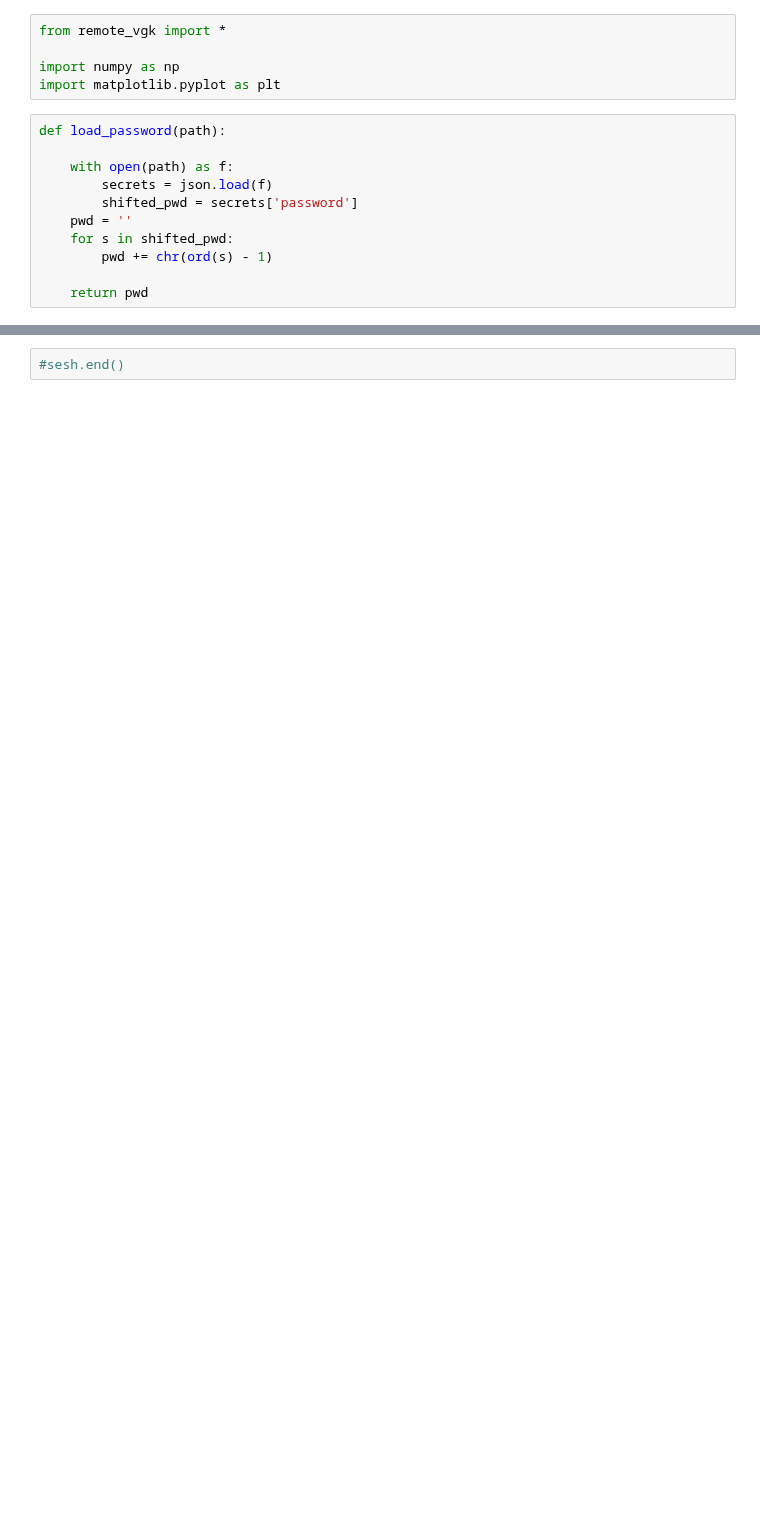
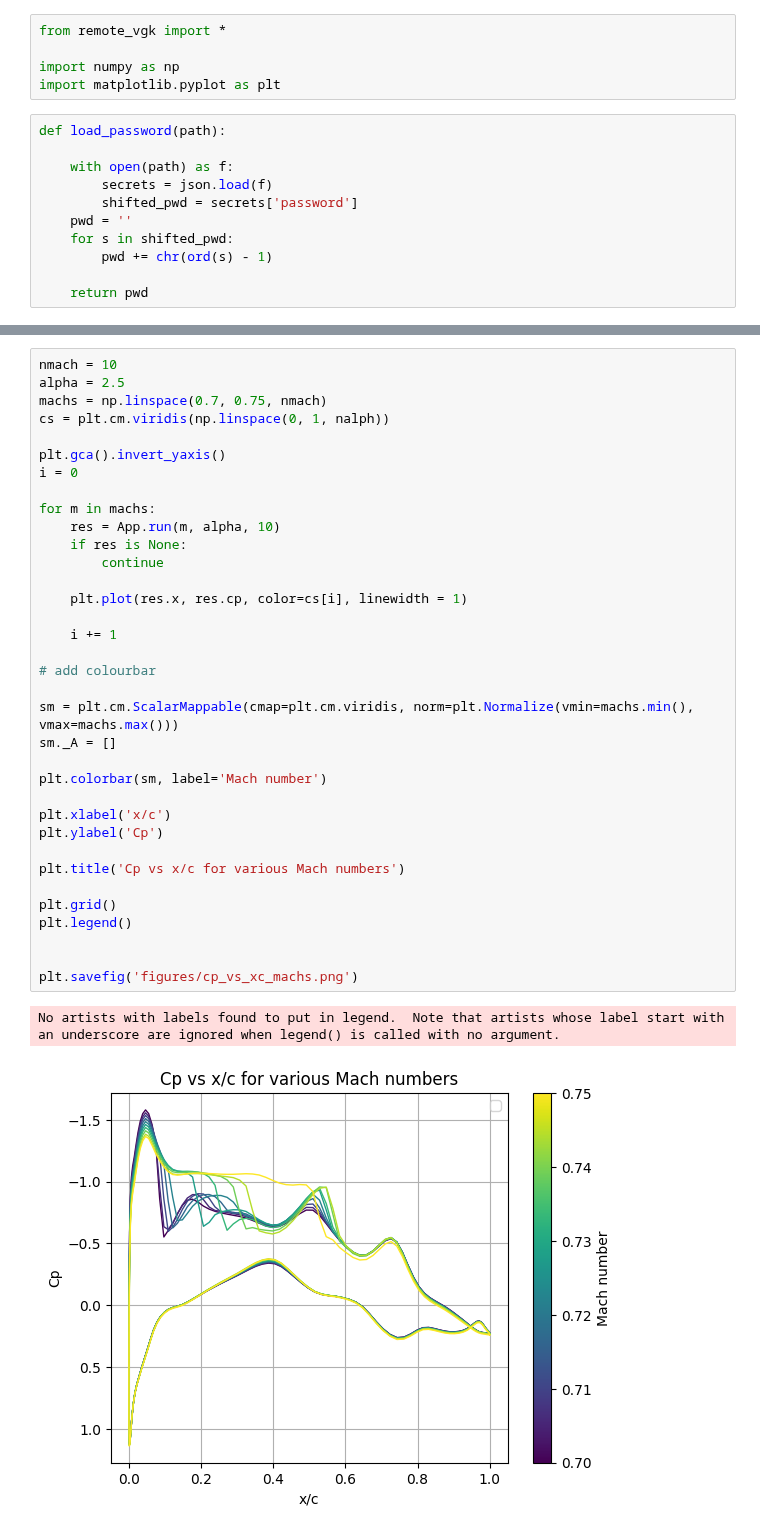
Before and after one commit to lpender3672/MEng-CW, a Jupyter notebook: IIB/4A7/transonic_wing/plot_cpte_vs_alpha.ipynb, the cells around one changed output, grey strips where cells are left out. Drawn from its saved outputs; the diff is of its cells as text; blank space fills up the shorter version.

```diff
--- a/IIB/4A7/transonic_wing/plot_cpte_vs_alpha.ipynb
+++ b/IIB/4A7/transonic_wing/plot_cpte_vs_alpha.ipynb
@@ -67,2 +72,38 @@ Session closed
-# %%
-#sesh.end()
+# %%
+nmach = 10
+alpha = 2.5
+machs = np.linspace(0.7, 0.75, nmach)
+cs = plt.cm.viridis(np.linspace(0, 1, nalph))
+
+plt.gca().invert_yaxis()
+i = 0
+
+for m in machs:
+    res = App.run(m, alpha, 10)
+    if res is None:
+        continue
+
+    plt.plot(res.x, res.cp, color=cs[i], linewidth = 1)
+
+    i += 1
+
+# add colourbar
+
+sm = plt.cm.ScalarMappable(cmap=plt.cm.viridis, norm=plt.Normalize(vmin=machs.min(), vmax=machs.max()))
+sm._A = []
+
+plt.colorbar(sm, label='Mach number')
+
+plt.xlabel('x/c')
+plt.ylabel('Cp')
+
+plt.title('Cp vs x/c for various Mach numbers')
+
+plt.grid()
+plt.legend()
+
+
+plt.savefig('figures/cp_vs_xc_machs.png')
+# %% [output]
+No artists with labels found to put in legend.  Note that artists whose label start with an underscore are ignored when legend() is called with no argument.
+[figure, added]
```
Also changed, not shown: parts of 2 cells of this notebook, 6 other files.
